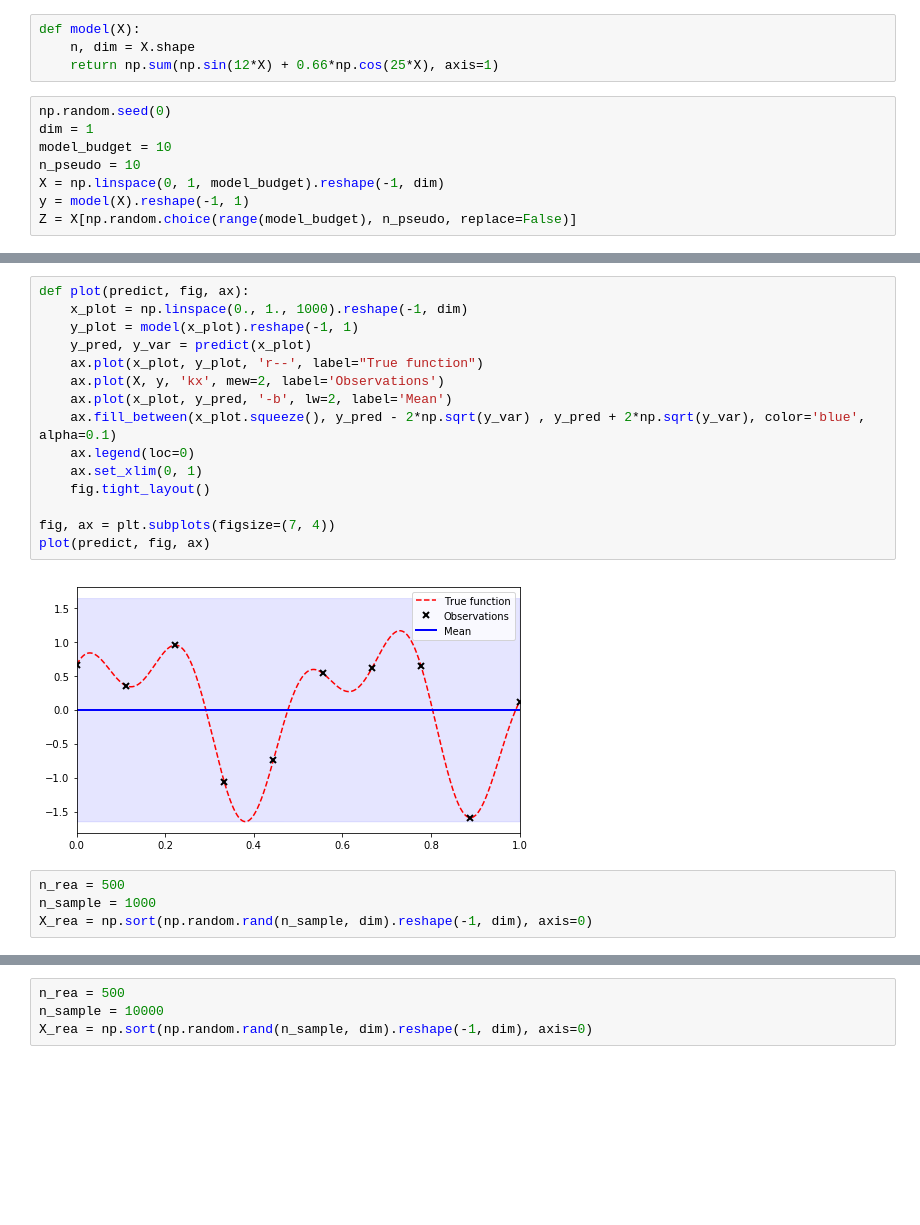
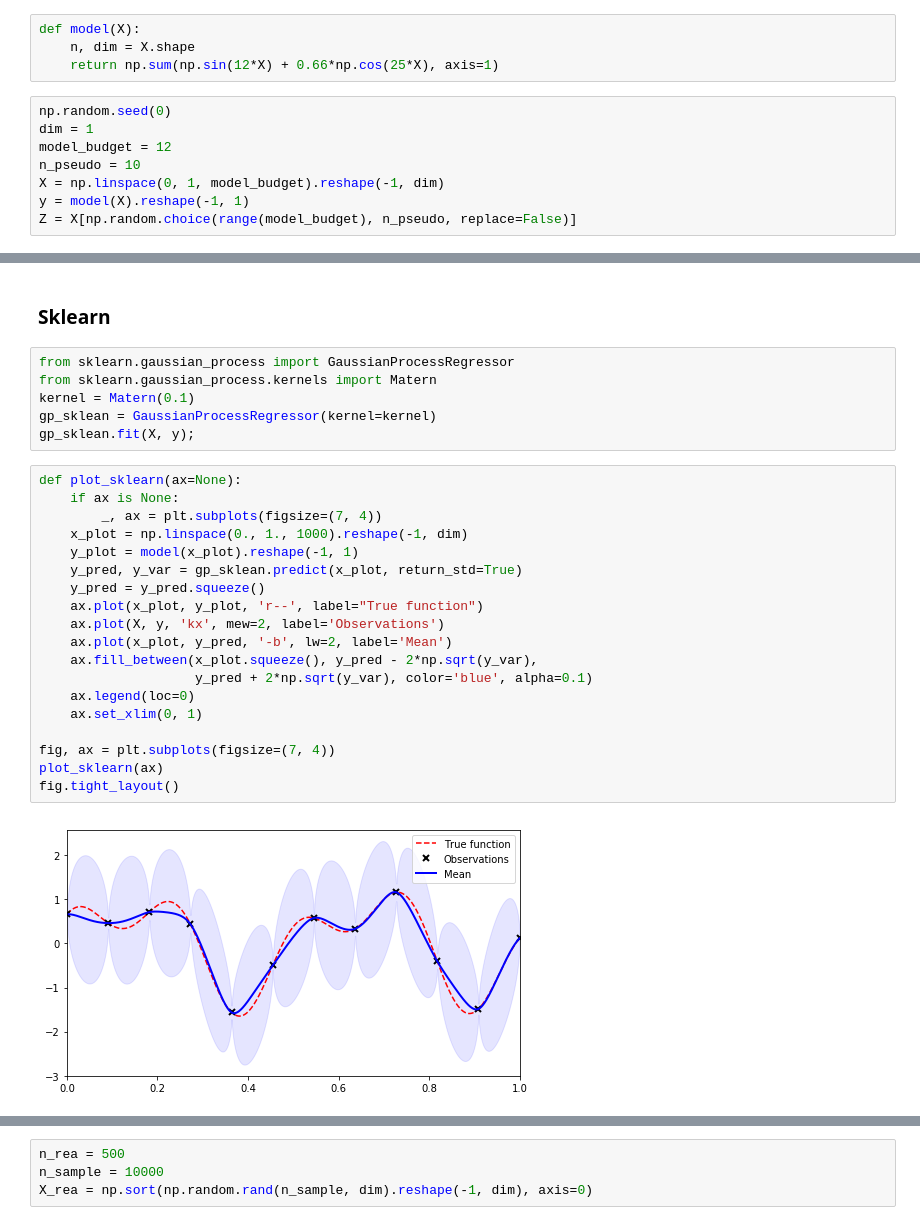
Before and after one commit to josephmure/otshapley, a Jupyter notebook: examples/test-gpflow.ipynb, the cells around one changed output, grey strips where cells are left out. Drawn from its saved outputs; the diff is of its cells as text; blank space fills up the shorter version.

```diff
--- a/examples/test-gpflow.ipynb
+++ b/examples/test-gpflow.ipynb
@@ -11,7 +11,7 @@ def model(X):
 # %%
 np.random.seed(0)
 dim = 1
-model_budget = 10
+model_budget = 12
 n_pseudo = 10
 X = np.linspace(0, 1, model_budget).reshape(-1, dim)
 y = model(X).reshape(-1, 1)
@@ -41,21 +106,29 @@ def predict(X):
+# %% [markdown]
+### Sklearn
+# %%
+from sklearn.gaussian_process import GaussianProcessRegressor
+from sklearn.gaussian_process.kernels import Matern
+kernel = Matern(0.1)
+gp_sklean = GaussianProcessRegressor(kernel=kernel)
+gp_sklean.fit(X, y);
 # %%
-def plot(predict, fig, ax):
+def plot_sklearn(ax=None):
+    if ax is None:
+        _, ax = plt.subplots(figsize=(7, 4))
     x_plot = np.linspace(0., 1., 1000).reshape(-1, dim)
     y_plot = model(x_plot).reshape(-1, 1)
-    y_pred, y_var = predict(x_plot)
+    y_pred, y_var = gp_sklean.predict(x_plot, return_std=True)
+    y_pred = y_pred.squeeze()
     ax.plot(x_plot, y_plot, 'r--', label="True function")
     ax.plot(X, y, 'kx', mew=2, label='Observations')
     ax.plot(x_plot, y_pred, '-b', lw=2, label='Mean')
-    ax.fill_between(x_plot.squeeze(), y_pred - 2*np.sqrt(y_var) , y_pred + 2*np.sqrt(y_var), color='blue', alpha=0.1)
+    ax.fill_between(x_plot.squeeze(), y_pred - 2*np.sqrt(y_var),
+                    y_pred + 2*np.sqrt(y_var), color='blue', alpha=0.1)
     ax.legend(loc=0)
     ax.set_xlim(0, 1)
-    fig.tight_layout()
 
 fig, ax = plt.subplots(figsize=(7, 4))
-plot(predict, fig, ax)
+plot_sklearn(ax)
+fig.tight_layout()
 # %% [output]
-[figure, old version]
+[figure, new version]
-# %%
-n_rea = 500
-n_sample = 1000
-X_rea = np.sort(np.random.rand(n_sample, dim).reshape(-1, dim), axis=0)
```
Also changed, not shown: parts of 23 cells of this notebook, 7 other files.
